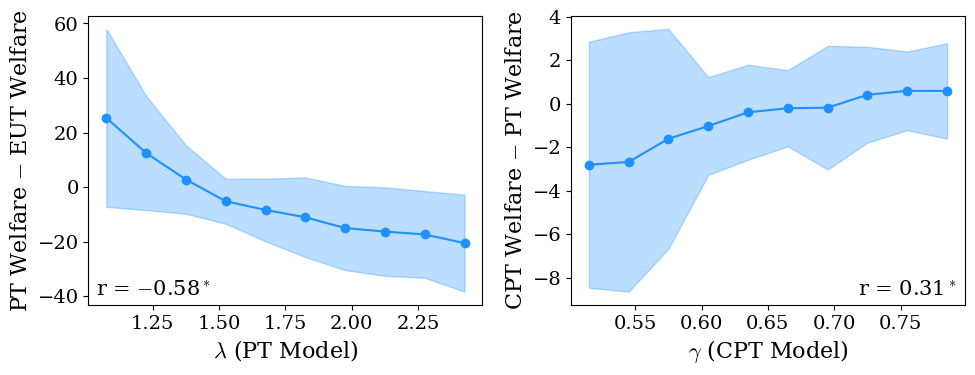
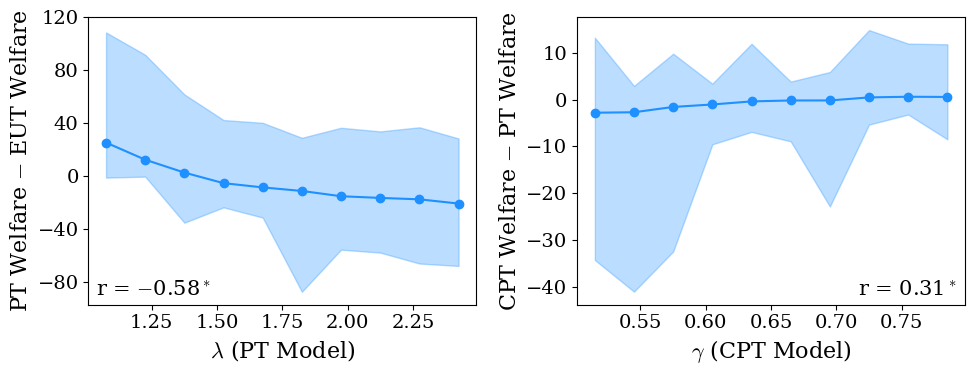
The change to this notebook cell's code, shown as a diff; its figure went from the first image to the second:
--- before
+++ after
@@ -9,5 +9,6 @@
 bin_centers = []
 means = []
-stds = []
+mins = []
+maxs = []
 for i in range(N):
     left, right = bins[i], bins[i+1]
@@ -16,14 +17,18 @@
         bin_centers.append((left + right) / 2)
         means.append(np.mean(pt_eut_sen[mask]))
-        stds.append(np.std(pt_eut_sen[mask]))
+        mins.append(np.min(pt_eut_sen[mask]))
+        maxs.append(np.max(pt_eut_sen[mask]))
     else:
         bin_centers.append((left + right) / 2)
         means.append(np.nan)
-        stds.append(np.nan)
+        mins.append(np.nan)
+        maxs.append(np.nan)
 bin_centers = np.array(bin_centers)
 means = np.array(means)
-stds = np.array(stds)
+mins = np.array(mins)
+maxs = np.array(maxs)
+
 axs[0].plot(bin_centers, means, color="dodgerblue", marker="o")
-axs[0].fill_between(bin_centers, means - stds, means + stds, alpha=0.3, color="dodgerblue")
+axs[0].fill_between(bin_centers, mins, maxs, alpha=0.3, color="dodgerblue")
 axs[0].set_xlabel(r"$\lambda$ (PT Model)")
 axs[0].set_ylabel(r"PT Welfare $-$ EUT Welfare")
@@ -37,4 +42,5 @@
     transform=axs[0].transAxes
 )
+axs[0].set_yticks([-80, -40, 0, 40, 80, 120])
 
 
@@ -46,5 +52,6 @@
 bin_centers = []
 means = []
-stds = []
+mins = []
+maxs = []
 for i in range(N):
     left, right = bins[i], bins[i+1]
@@ -53,14 +60,17 @@
         bin_centers.append((left + right) / 2)
         means.append(np.mean(cpt_pt_sen[mask]))
-        stds.append(np.std(cpt_pt_sen[mask]))
+        mins.append(np.min(cpt_pt_sen[mask]))
+        maxs.append(np.max(cpt_pt_sen[mask]))
     else:
         bin_centers.append((left + right) / 2)
         means.append(np.nan)
-        stds.append(np.nan)
+        mins.append(np.nan)
+        maxs.append(np.nan)
 bin_centers = np.array(bin_centers)
 means = np.array(means)
-stds = np.array(stds)
+mins = np.array(mins)
+maxs = np.array(maxs)
 axs[1].plot(bin_centers, means, color="dodgerblue", marker="o")
-axs[1].fill_between(bin_centers, means - stds, means + stds, alpha=0.3, color="dodgerblue")
+axs[1].fill_between(bin_centers, mins, maxs, alpha=0.3, color="dodgerblue")
 axs[1].set_xlabel(r"$\gamma$ (CPT Model)")
 axs[1].set_ylabel(r"CPT Welfare $-$ PT Welfare")
@@ -74,4 +84,6 @@
     transform=axs[1].transAxes
 )
+axs[1].set_yticks([-40, -30, -20, -10, 0, 10])
+
 fig.tight_layout()
 plt.savefig("../figures/gamma_lambda_correlation_welfare.pdf", bbox_inches="tight")

Commit: update sen welfare notebook